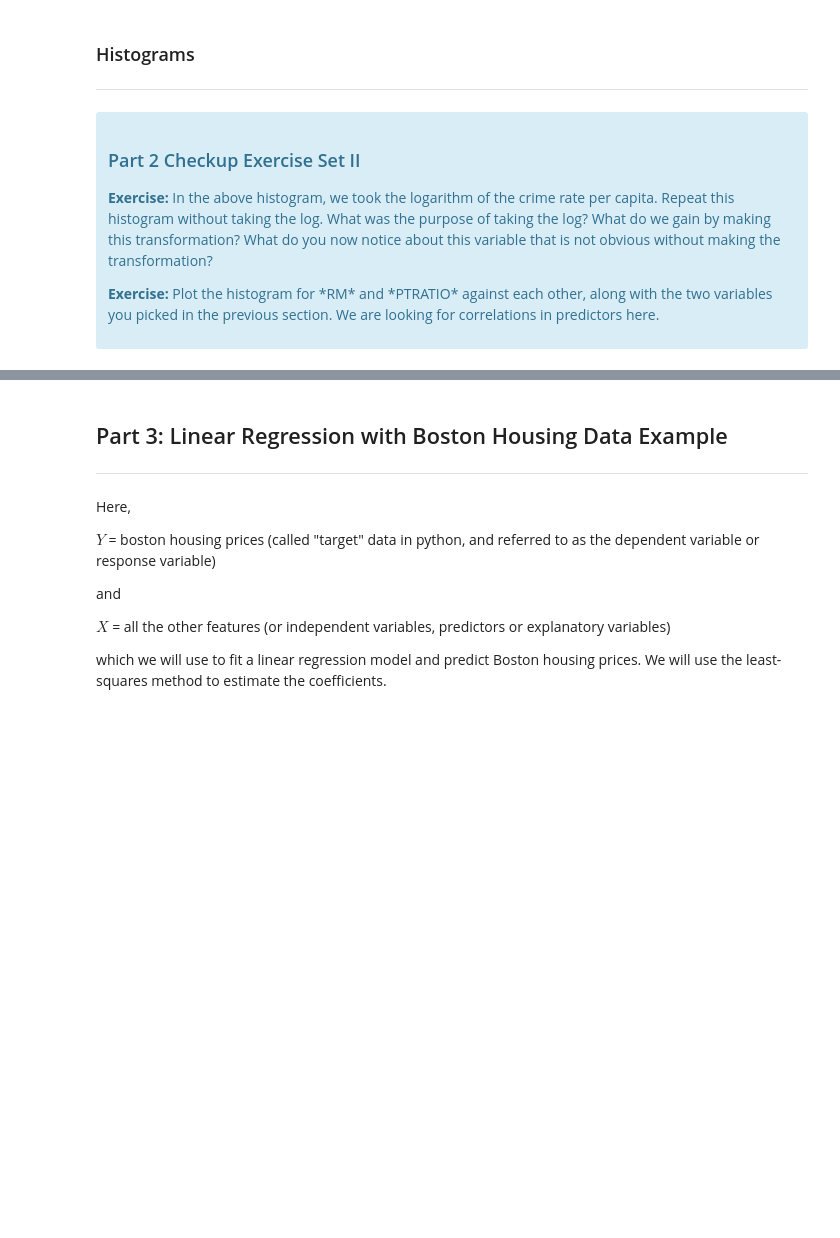
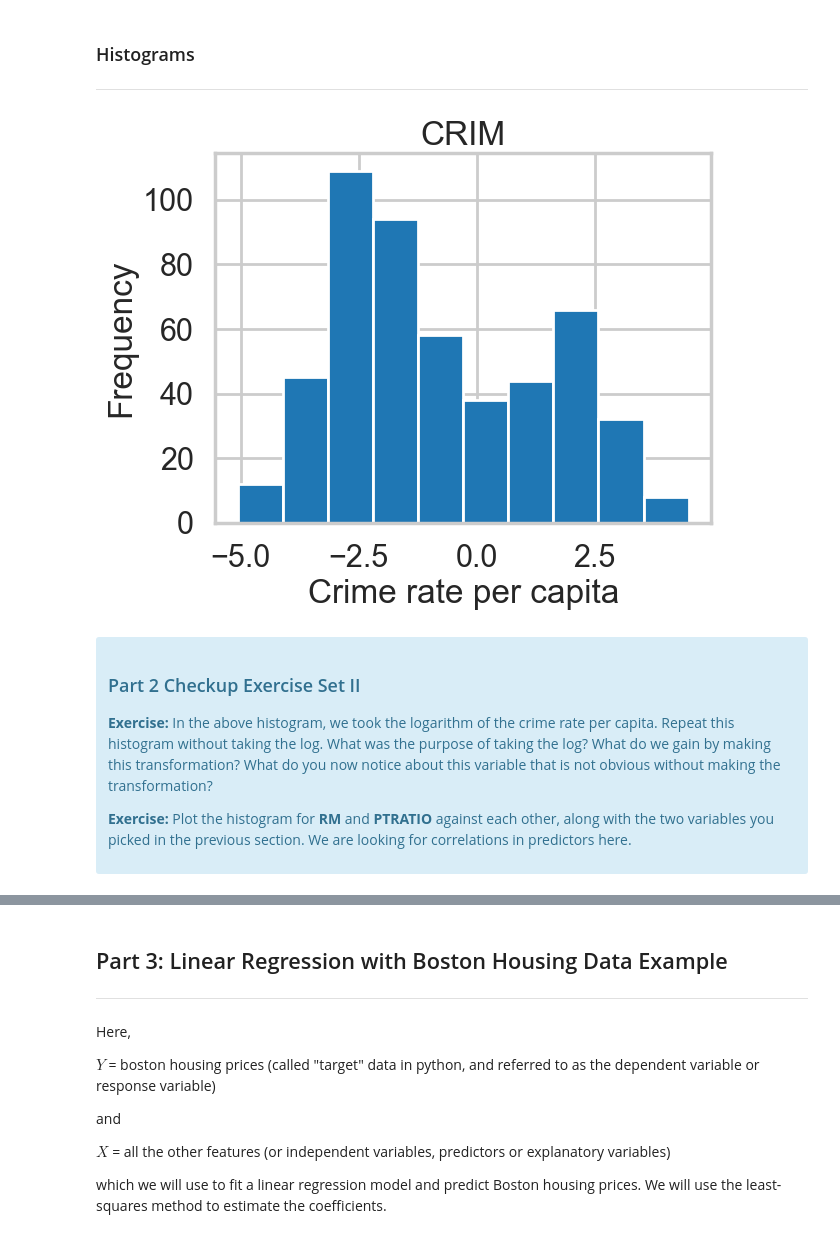
Before and after one commit to geojenk/SpringboardChallenges, a Jupyter notebook: Case Study - Boston Housing/Mini_Project_Linear_Regression.ipynb, the cells around one changed output, grey strips where cells are left out. Saved outputs shown, nothing was run; the diff lists cells and outputs as text; code cells hidden in the pictures; blank space fills up the shorter version.

```diff
--- a/Case Study - Boston Housing/Mini_Project_Linear_Regression.ipynb
+++ b/Case Study - Boston Housing/Mini_Project_Linear_Regression.ipynb
@@ -218,14 +277,16 @@ sns.regplot(y="PRICE", x="RM", data=bos, fit_reg = True)
 # %%
 plt.hist(np.log(bos.CRIM))
 plt.title("CRIM")
 plt.xlabel("Crime rate per capita")
-plt.ylabel("Frequencey")
+plt.ylabel("Frequency")
 plt.show()
+# %% [output]
+[figure, added]
 # %% [markdown]
 <div class="span5 alert alert-info">
 <h3>Part 2 Checkup Exercise Set II</h3>
 
 <p><b>Exercise:</b> In the above histogram, we took the logarithm of the crime rate per capita. Repeat this histogram without taking the log. What was the purpose of taking the log? What do we gain by making this transformation? What do you now notice about this variable that is not obvious without making the transformation?
 
-<p><b>Exercise:</b> Plot the histogram for *RM* and *PTRATIO* against each other, along with the two variables you picked in the previous section. We are looking for correlations in predictors here.</p>
+<p><b>Exercise:</b> Plot the histogram for <b>RM</b> and <b>PTRATIO</b> against each other, along with the two variables you picked in the previous section. We are looking for correlations in predictors here.</p>
 </div>
```
Also changed, not shown: parts of 65 cells of this notebook.
